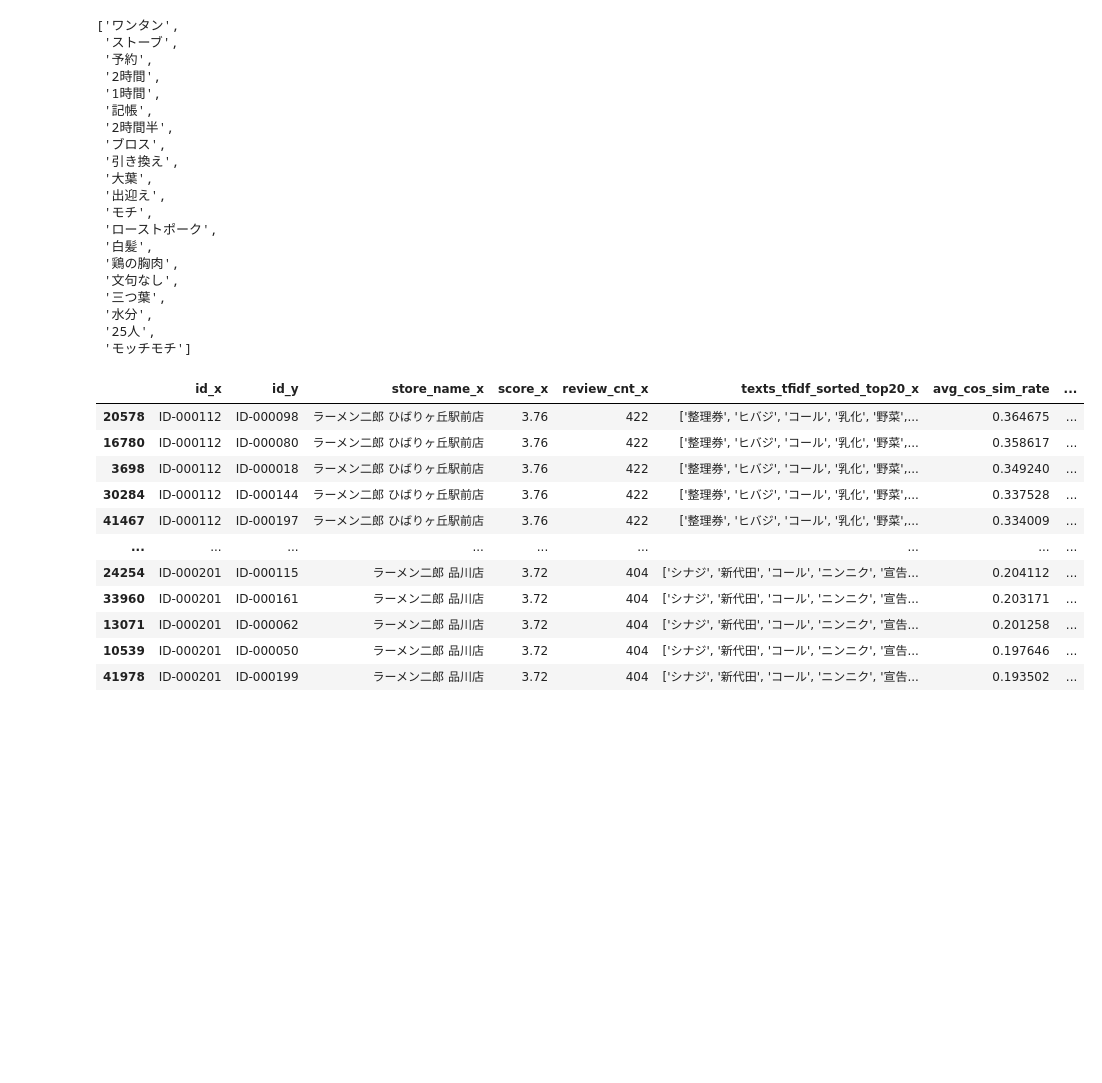
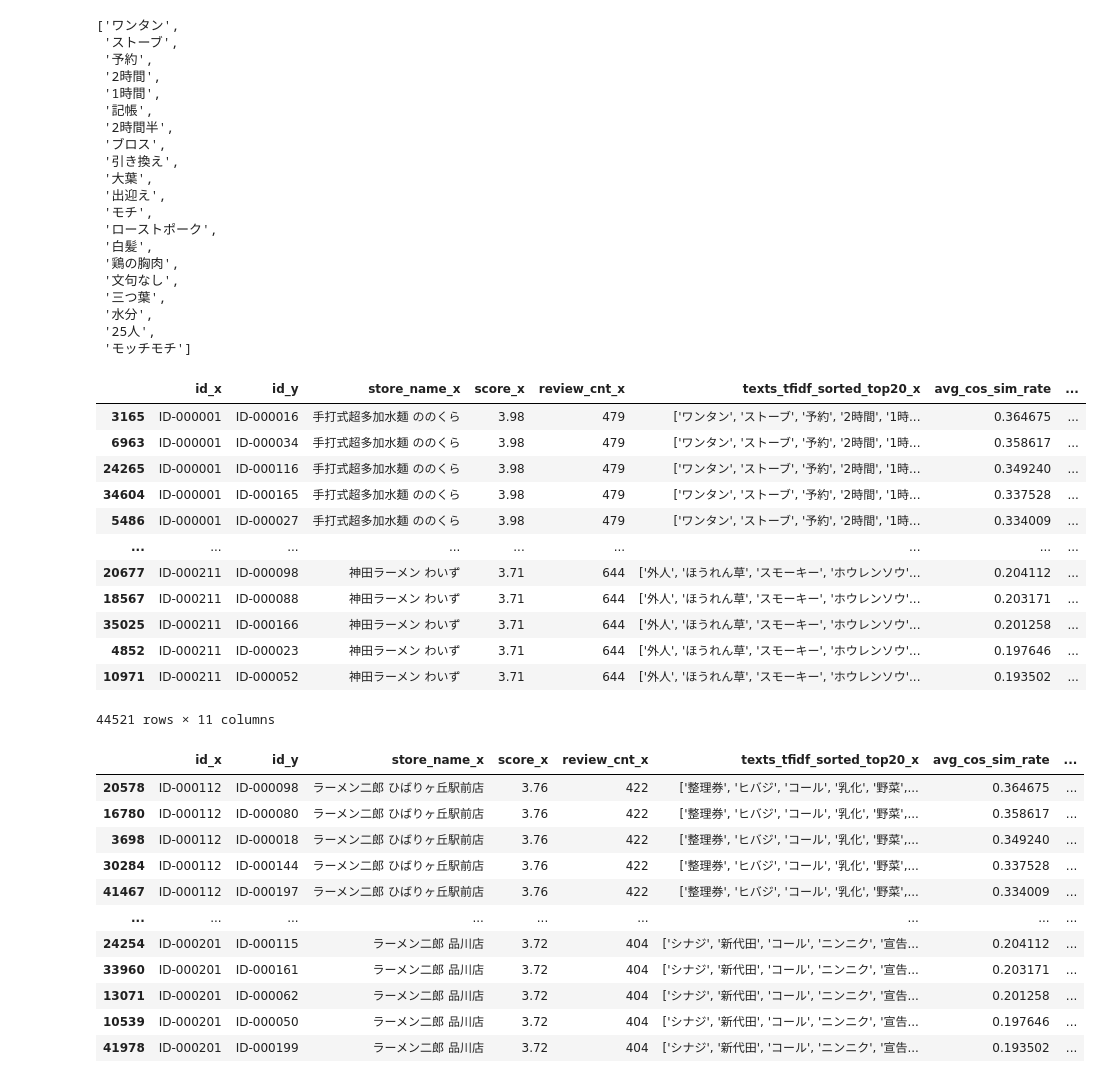
Before and after one commit to MakotoDataiku/tabelog-meiten, a Jupyter notebook: ipython_notebooks/notebook editor for compute_similarity_scores.ipynb, the cells around one changed output. Cells and saved outputs as stored; diff of their text form; code cells hidden in the pictures; blank space fills up the shorter version.

Commit message:
Saved Jupyter notebook 'notebook editor for compute_similarity_scores'

```diff
--- a/ipython_notebooks/notebook editor for compute_similarity_scores.ipynb
+++ b/ipython_notebooks/notebook editor for compute_similarity_scores.ipynb
@@ -83,6 +83,22 @@ store_cross_detail['texts_tfidf_sorted_top20_x'][i].replace("'", "").replace("["
  '水分',
  '25人',
  'モッチモチ']
+# %%
+store_cross_detail
+# %% [output]
+|  | id_x | id_y | store_name_x | score_x | review_cnt_x | texts_tfidf_sorted_top20_x | avg_cos_sim_rate | ... |
+| 3165 | ID-000001 | ID-000016 | 手打式超多加水麺 ののくら | 3.98 | 479 | ['ワンタン', 'ストーブ', '予約', '2時間', '1時... | 0.364675 | ... |
+| 6963 | ID-000001 | ID-000034 | 手打式超多加水麺 ののくら | 3.98 | 479 | ['ワンタン', 'ストーブ', '予約', '2時間', '1時... | 0.358617 | ... |
+| 24265 | ID-000001 | ID-000116 | 手打式超多加水麺 ののくら | 3.98 | 479 | ['ワンタン', 'ストーブ', '予約', '2時間', '1時... | 0.349240 | ... |
+| 34604 | ID-000001 | ID-000165 | 手打式超多加水麺 ののくら | 3.98 | 479 | ['ワンタン', 'ストーブ', '予約', '2時間', '1時... | 0.337528 | ... |
+| 5486 | ID-000001 | ID-000027 | 手打式超多加水麺 ののくら | 3.98 | 479 | ['ワンタン', 'ストーブ', '予約', '2時間', '1時... | 0.334009 | ... |
+| ... | ... | ... | ... | ... | ... | ... | ... | ... |
+| 20677 | ID-000211 | ID-000098 | 神田ラーメン わいず | 3.71 | 644 | ['外人', 'ほうれん草', 'スモーキー', 'ホウレンソウ'... | 0.204112 | ... |
+| 18567 | ID-000211 | ID-000088 | 神田ラーメン わいず | 3.71 | 644 | ['外人', 'ほうれん草', 'スモーキー', 'ホウレンソウ'... | 0.203171 | ... |
+| 35025 | ID-000211 | ID-000166 | 神田ラーメン わいず | 3.71 | 644 | ['外人', 'ほうれん草', 'スモーキー', 'ホウレンソウ'... | 0.201258 | ... |
+| 4852 | ID-000211 | ID-000023 | 神田ラーメン わいず | 3.71 | 644 | ['外人', 'ほうれん草', 'スモーキー', 'ホウレンソウ'... | 0.197646 | ... |
+| 10971 | ID-000211 | ID-000052 | 神田ラーメン わいず | 3.71 | 644 | ['外人', 'ほうれん草', 'スモーキー', 'ホウレンソウ'... | 0.193502 | ... |
+44521 rows × 11 columns
 # %%
 avg_avg_scores = []
 for i in tqdm(range(len(store_cross_detail['texts_tfidf_sorted_top20_x']))):
```
